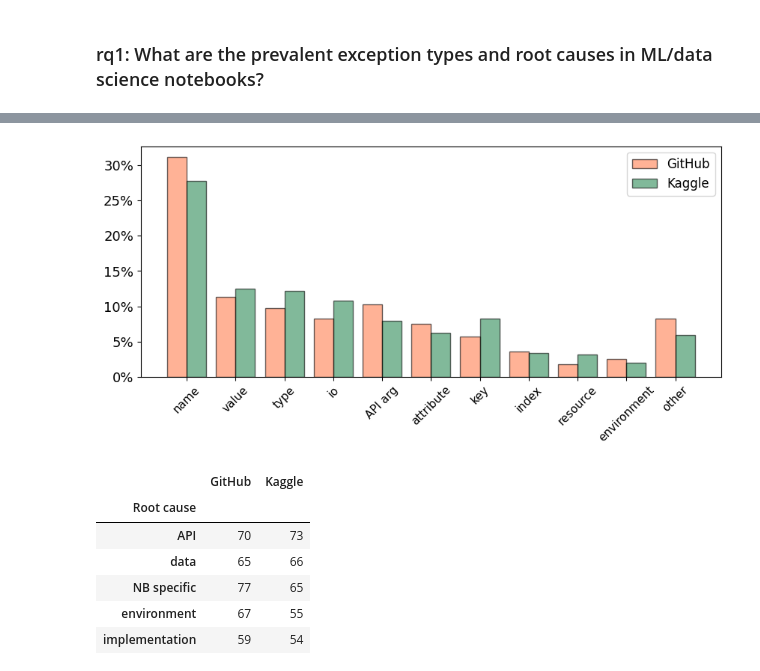
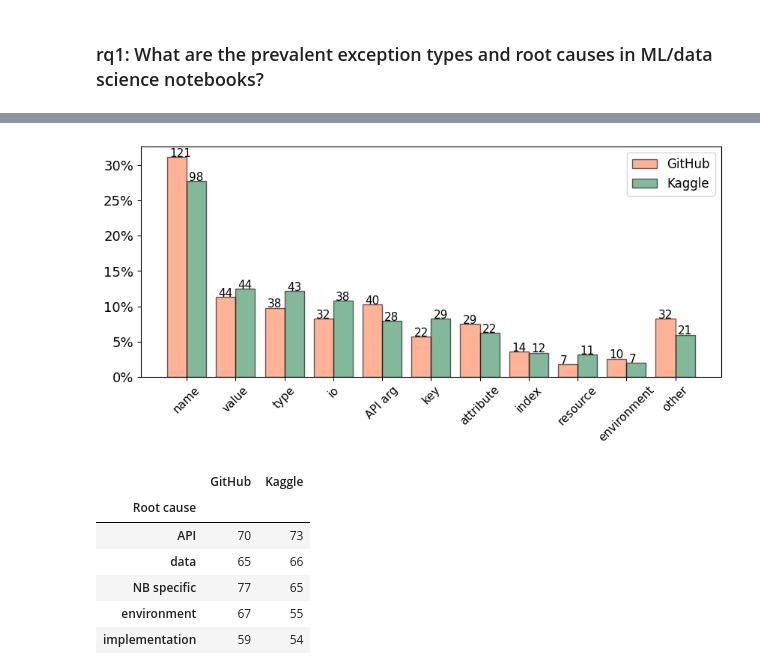
Before and after one commit to PELAB-LiU/jupyter_nbs_empirical, a Jupyter notebook: notebook_error_analysis-manual_labels_plots_rqs.ipynb, the cells around one changed output, grey strips where cells are left out. Drawn from its saved outputs; the diff is of its cells as text; code cells hidden in the pictures.

```diff
--- a/notebook_error_analysis-manual_labels_plots_rqs.ipynb
+++ b/notebook_error_analysis-manual_labels_plots_rqs.ipynb
@@ -213,7 +213,8 @@ df_cluster_res_exp_type_kg[["Combined","GitHub","Kaggle"]]
 | total | 742 | 389 | 353 |
 # %%
 # transform to percentages
-df_cluster_res_exp_type_kg.loc[:,'Kaggle']=(df_cluster_res_exp_type_kg['Kaggle']/df_cluster_res_exp_type_kg[:-1]['Kaggle'].sum()*100).round(2)
-df_cluster_res_exp_type_kg.loc[:,'GitHub']=(df_cluster_res_exp_type_kg['GitHub']/df_cluster_res_exp_type_kg[:-1]['GitHub'].sum()*100).round(2)
-exp_plot = df_cluster_res_exp_type_kg[:-1]
+exp_plot = df_cluster_res_exp_type_kg.copy()
+exp_plot.loc[:,'Kaggle']=(df_cluster_res_exp_type_kg['Kaggle']/df_cluster_res_exp_type_kg[:-1]['Kaggle'].sum()*100).round(2)
+exp_plot.loc[:,'GitHub']=(df_cluster_res_exp_type_kg['GitHub']/df_cluster_res_exp_type_kg[:-1]['GitHub'].sum()*100).round(2)
+exp_plot = exp_plot[:-1][["GitHub","Kaggle"]]
 # %% [output]
@@ -222,30 +240,36 @@ exp_plot = df_cluster_res_exp_type_kg[:-1]
 # %%
 from matplotlib.ticker import PercentFormatter
 
 # plot
 ind = np.arange(len(exp_plot.index))
 
 width = 0.4
 fontsize = 16
 fig = plt.figure(figsize=(10,4))
-plt.bar(ind - width / 2, exp_plot.GitHub, width, label = 'GitHub', alpha = 0.6, color = 'coral', edgecolor = 'black')
-plt.bar(ind + width / 2, exp_plot.Kaggle, width, label = 'Kaggle', alpha = 0.6, color = 'seagreen', edgecolor = 'black')
+bars = plt.bar(ind - width / 2, exp_plot.GitHub, width, label = 'GitHub', alpha = 0.6, color = 'coral', edgecolor = 'black')
+for id_bar in range(len(bars)):
+    bar = bars[id_bar]
+    plt.text(bar.get_x()+.05, bar.get_height()+.05, df_cluster_res_exp_type_kg.GitHub.iloc[id_bar], fontsize=11)
+bars = plt.bar(ind + width / 2, exp_plot.Kaggle, width, label = 'Kaggle', alpha = 0.6, color = 'seagreen', edgecolor = 'black')
+for id_bar in range(len(bars)):
+    bar = bars[id_bar]
+    plt.text(bar.get_x()+.05, bar.get_height()+.05, df_cluster_res_exp_type_kg.Kaggle.iloc[id_bar], fontsize=11)
 
 # x ticks
 plt.xticks(ind, exp_plot.index, rotation=45, fontsize=fontsize-5)
 plt.yticks(fontsize=fontsize-3)
 
 fig.axes[0].yaxis.set_major_formatter(PercentFormatter(decimals=0))
 # plt.xlabel("Exception types", fontsize=fontsize)
 # plt.ylabel("Percentage of errors", fontsize=fontsize)
 
 # original legend
 plt.legend(fontsize=fontsize-4)
 
 plt.savefig(r"C:\Users\yirwa29\OneDrive - Linköpings universitet\SAProject\Paper2/exp.pdf", bbox_inches='tight')
 plt.show()
 # %% [output]
-[figure, old version]
+[figure, new version]
 # %%
 # root cause
 rc = pd.DataFrame([cluster_res_k_sum_weighted_sum['label_root_cause'],
```
Also changed, not shown: parts of 12 cells of this notebook.
